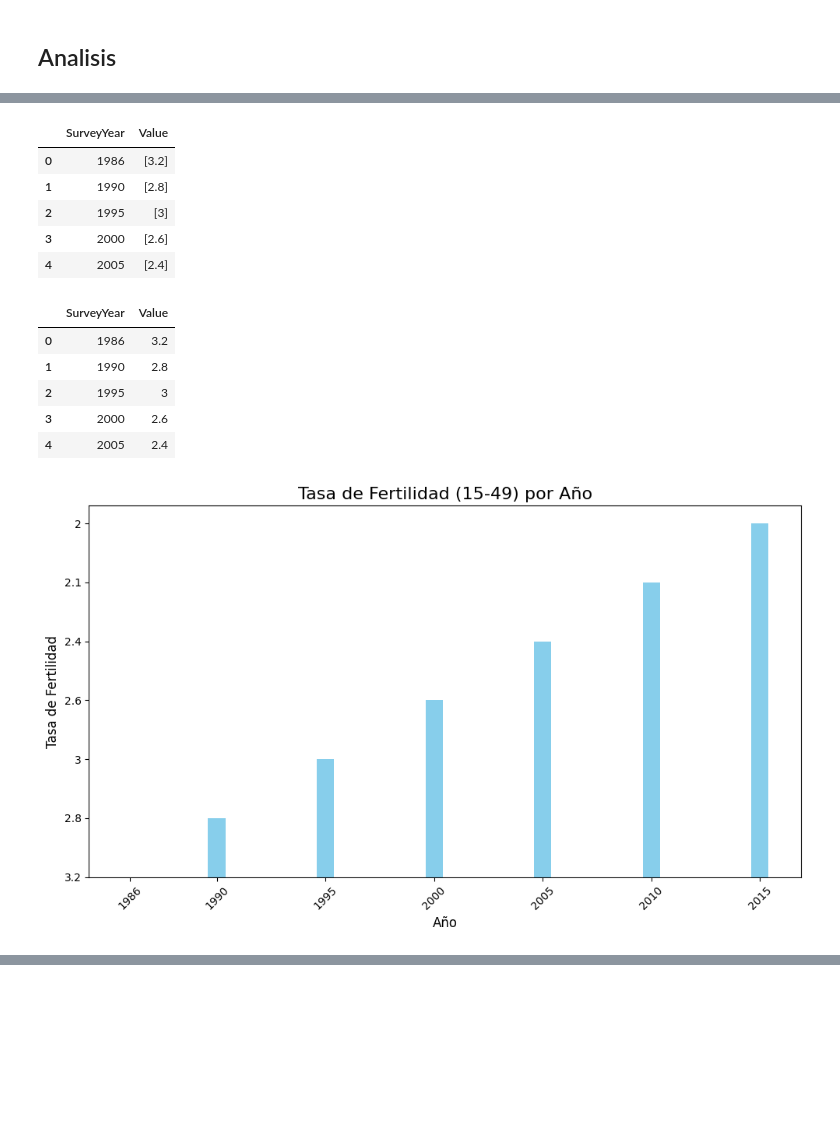
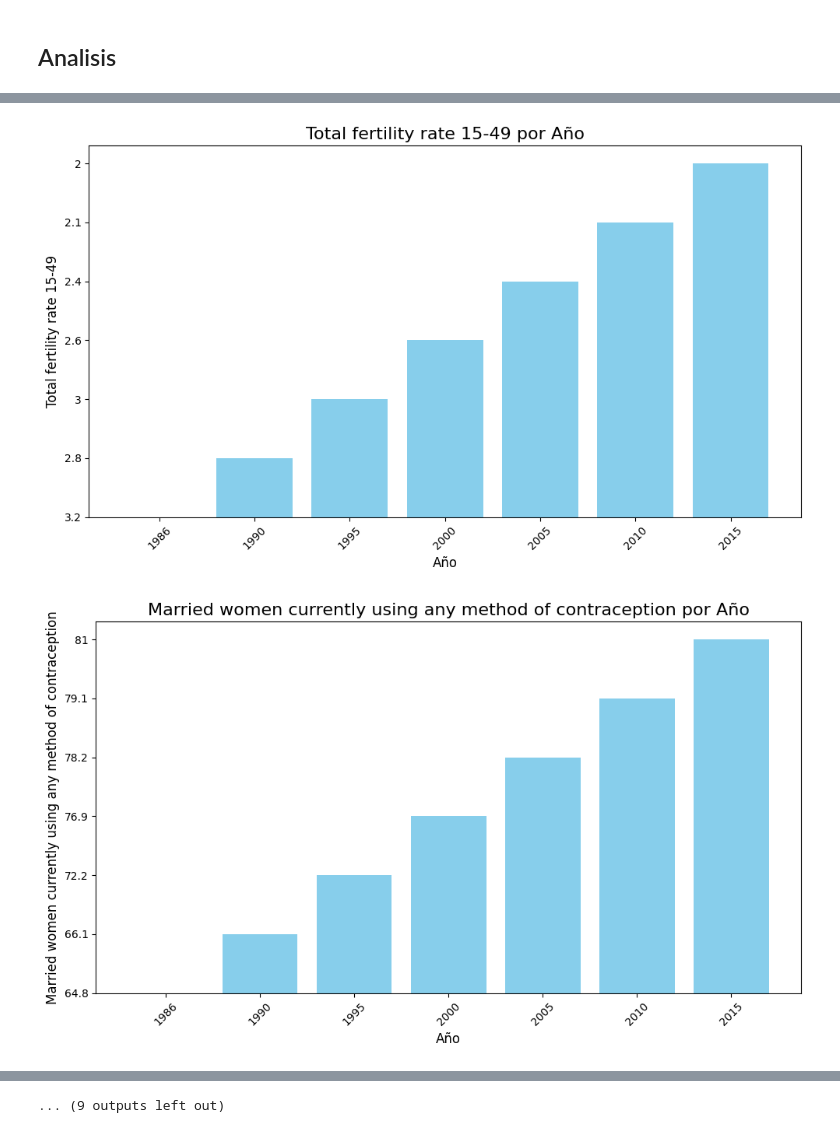
Before and after one commit to irisdev06/Salud-en-Colombia, a Jupyter notebook: PREDHS.ipynb, the cells around one changed output, grey strips where cells are left out. Drawn from its saved outputs; the diff is of its cells as text; code cells hidden in the pictures; blank space fills up the shorter version.

Commit message:
Entregable: Visualizaciones

```diff
--- a/PREDHS.ipynb
+++ b/PREDHS.ipynb
@@ -140,43 +140,26 @@ array(['Total fertility rate 15-49',
        'Physical or sexual violence committed by husband/partner',
        'Women receiving an HIV test and receiving test results in the last 12 months',
        'Pregnancy-related mortality ratio'], dtype=object)
-# %%
-fertilidad = DHS[DHS["Indicator"] == "Total fertility rate 15-49"]
-fertilidad_anio = fertilidad.groupby("SurveyYear")["Value"].apply(list).reset_index()
-fertilidad_anio["SurveyYear"] = pd.to_numeric(fertilidad_anio["SurveyYear"], errors='coerce')
-fertilidad_anio.head()
-# %% [output]
-|  | SurveyYear | Value |
-| 0 | 1986 | [3.2] |
-| 1 | 1990 | [2.8] |
-| 2 | 1995 | [3] |
-| 3 | 2000 | [2.6] |
-| 4 | 2005 | [2.4] |
-# %%
-fertilidad_anio["Value"] = fertilidad_anio["Value"].apply(lambda x: x[0] if isinstance(x, list) else x)
-fertilidad_anio.head()
-# %% [output]
-|  | SurveyYear | Value |
-| 0 | 1986 | 3.2 |
-| 1 | 1990 | 2.8 |
-| 2 | 1995 | 3 |
-| 3 | 2000 | 2.6 |
-| 4 | 2005 | 2.4 |
 # %%
-# Crear el barplot con los datos correctamente ajustados
-plt.figure(figsize=(10,6))
-plt.bar(fertilidad_anio["SurveyYear"], fertilidad_anio["Value"], color='skyblue')
+graficos = []
 
-# Títulos y etiquetas
-plt.title("Tasa de Fertilidad (15-49) por Año", fontsize=16)
-plt.xlabel("Año", fontsize=12)
-plt.ylabel("Tasa de Fertilidad", fontsize=12)
+for indicador in indicadores:
+    indicadoresfilt = DHS[DHS['Indicator'] == indicador]
 
-# Mostrar el gráfico
-plt.xticks(fertilidad_anio["SurveyYear"], rotation=45)
-plt.tight_layout()
-plt.show()
+    plt.figure(figsize=(10,6))
+    plt.bar(indicadoresfilt['SurveyYear'], indicadoresfilt['Value'], color='skyblue')
 
-# Esta mal, encontrar forma de visualizarlo bien
+    plt.title(f'{indicador} por Año', fontsize=16)
+    plt.xlabel('Año', fontsize=12)
+    plt.ylabel(indicador, fontsize=12)
+
+    plt.xticks(indicadoresfilt['SurveyYear'], rotation=45)
+    plt.tight_layout()
+
+    graficos.append(plt.gcf())
+
+for grafico in graficos:
+    grafico.show()
 # %% [output]
-[figure, old version]
+[figure, new version]
+[figure, added]
@@ -182,0 +176 @@ plt.show()
+... (9 outputs left out)
```
Also changed, not shown: parts of 1 cell of this notebook, 2 other files.
